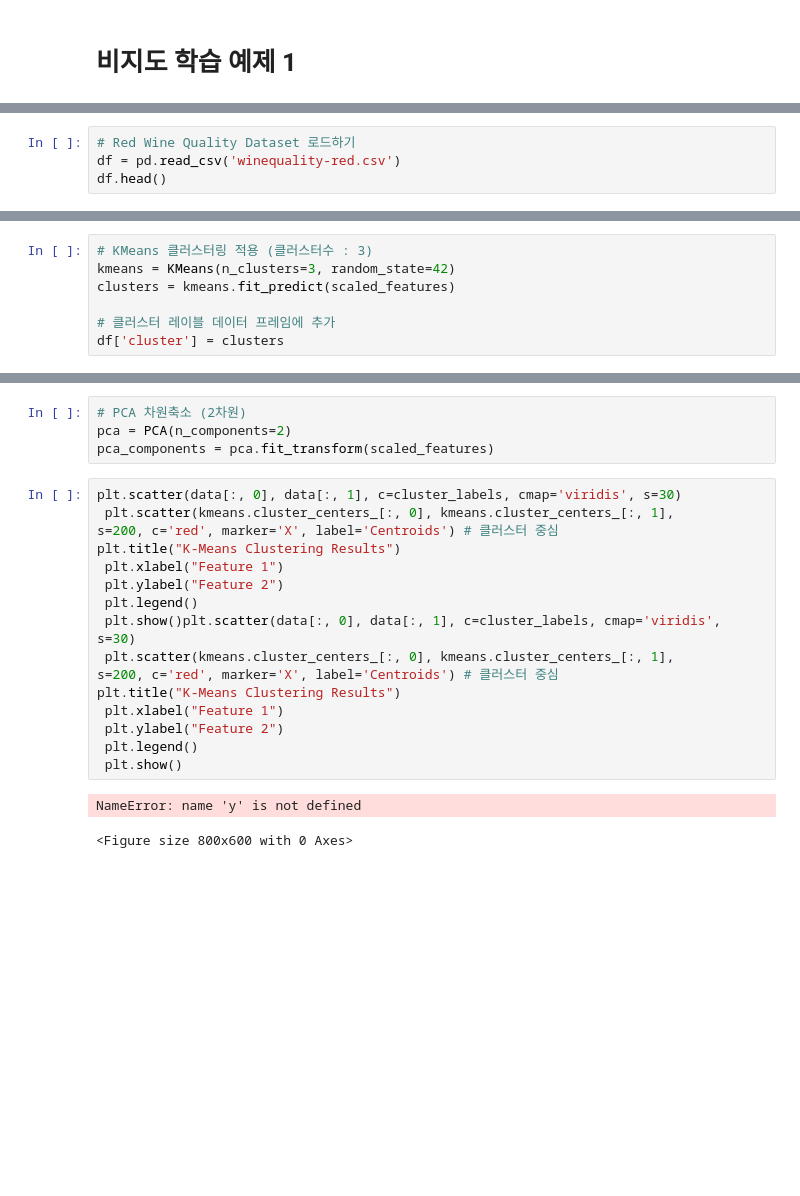
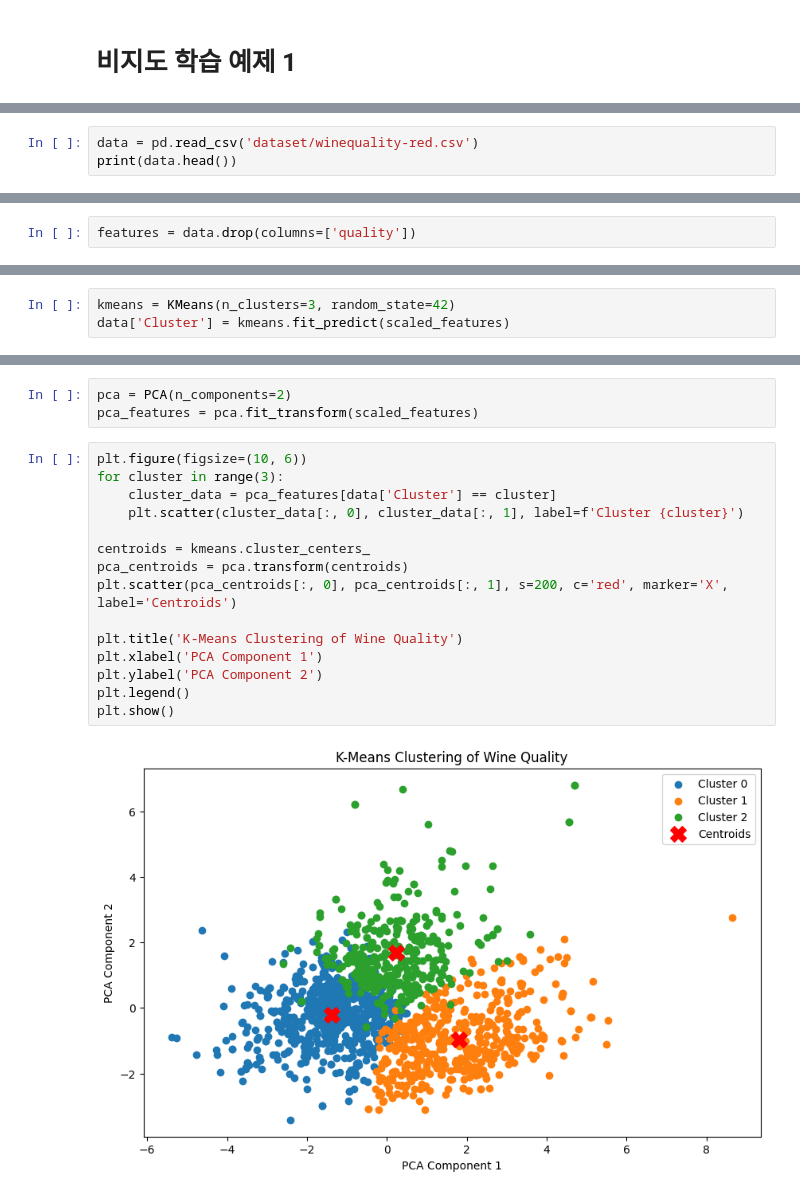
Before and after one commit to Gosuke716/py_project, a Jupyter notebook: 0623_EX1.ipynb, the cells around one changed output, grey strips where cells are left out. Saved outputs shown, nothing was run; the diff lists cells and outputs as text; blank space fills up the shorter version.

```diff
--- a/0623_EX1.ipynb
+++ b/0623_EX1.ipynb
@@ -10,6 +8,5 @@ from sklearn.cluster import KMeans
 from sklearn.decomposition import PCA
 # %%
-# Red Wine Quality Dataset 로드하기
-df = pd.read_csv('winequality-red.csv')
-df.head()
+data = pd.read_csv('dataset/winequality-red.csv')
+print(data.head())
 # %% [output]
@@ -28,0 +33,2 @@ scaled_features = scaler.fit_transform(features)
+# %%
+features = data.drop(columns=['quality'])
@@ -29,7 +38,3 @@ scaled_features = scaler.fit_transform(features)
 # %%
-# KMeans 클러스터링 적용 (클러스터수 : 3)
 kmeans = KMeans(n_clusters=3, random_state=42)
-clusters = kmeans.fit_predict(scaled_features)
-
-# 클러스터 레이블 데이터 프레임에 추가
-df['cluster'] = clusters
+data['Cluster'] = kmeans.fit_predict(scaled_features)
@@ -41,23 +67,20 @@ Explained variance ratio:  [0.28173931 0.1750827 ]
 # %%
-# PCA 차원축소 (2차원)
 pca = PCA(n_components=2)
-pca_components = pca.fit_transform(scaled_features)
+pca_features = pca.fit_transform(scaled_features)
-# %%
-plt.scatter(data[:, 0], data[:, 1], c=cluster_labels, cmap='viridis', s=30)
- plt.scatter(kmeans.cluster_centers_[:, 0], kmeans.cluster_centers_[:, 1],
-s=200, c='red', marker='X', label='Centroids') # 클러스터 중심
-plt.title("K-Means Clustering Results")
- plt.xlabel("Feature 1")
- plt.ylabel("Feature 2")
- plt.legend()
- plt.show()plt.scatter(data[:, 0], data[:, 1], c=cluster_labels, cmap='viridis', s=30)
- plt.scatter(kmeans.cluster_centers_[:, 0], kmeans.cluster_centers_[:, 1],
-s=200, c='red', marker='X', label='Centroids') # 클러스터 중심
-plt.title("K-Means Clustering Results")
- plt.xlabel("Feature 1")
- plt.ylabel("Feature 2")
- plt.legend()
- plt.show()
-# %% [output]
-NameError: name 'y' is not defined
-<Figure size 800x600 with 0 Axes>
+# %%
+plt.figure(figsize=(10, 6))
+for cluster in range(3):
+    cluster_data = pca_features[data['Cluster'] == cluster]
+    plt.scatter(cluster_data[:, 0], cluster_data[:, 1], label=f'Cluster {cluster}')
+
+centroids = kmeans.cluster_centers_
+pca_centroids = pca.transform(centroids)
+plt.scatter(pca_centroids[:, 0], pca_centroids[:, 1], s=200, c='red', marker='X', label='Centroids')
+
+plt.title('K-Means Clustering of Wine Quality')
+plt.xlabel('PCA Component 1')
+plt.ylabel('PCA Component 2')
+plt.legend()
+plt.show()
+# %% [output]
+[figure, added]
```
Also changed, not shown: parts of 7 cells of this notebook, 1 other file.
